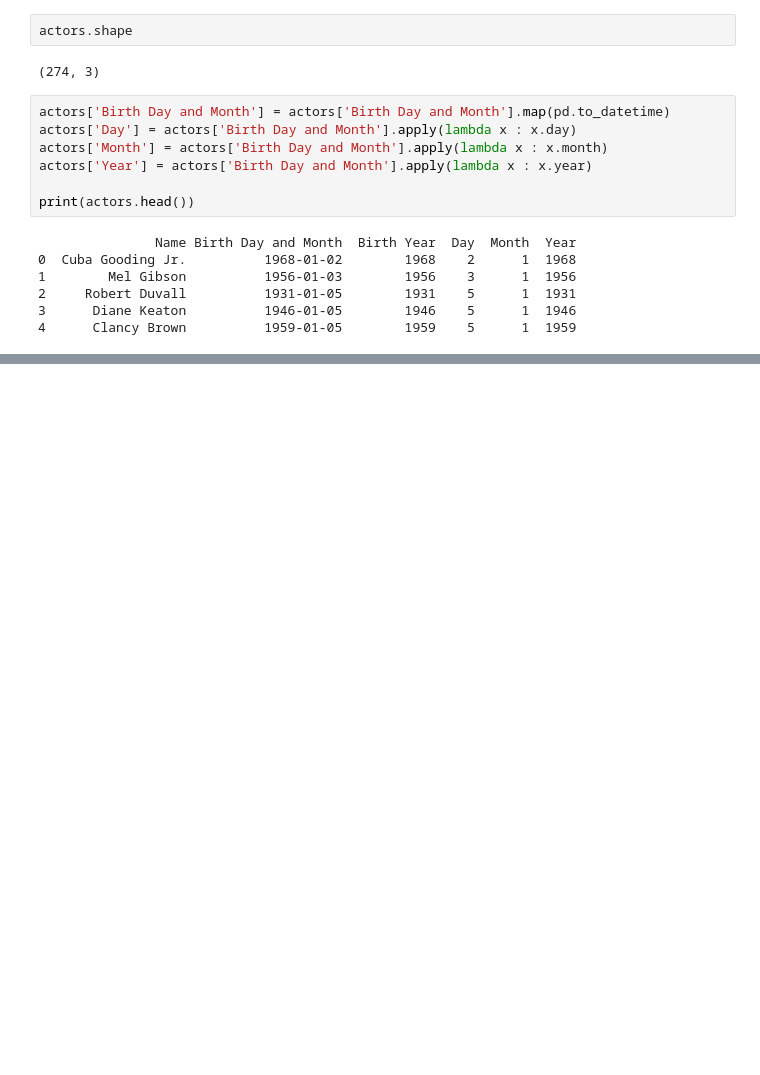
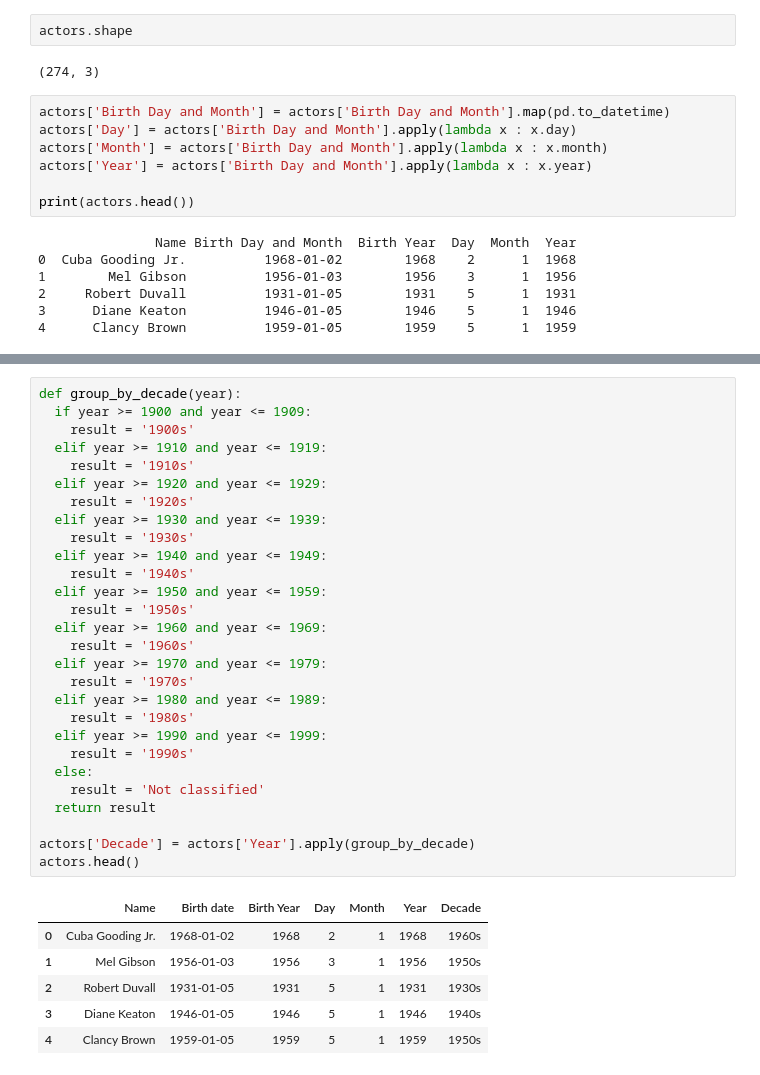
Before and after one commit to guilhermelaviola/FavoriteActorsAnalysis, a Jupyter notebook: FavoriteActorsAnalysis.ipynb, the cells around one changed output, grey strips where cells are left out. Saved outputs shown, nothing was run; the diff lists cells and outputs as text; blank space fills up the shorter version.

```diff
--- a/FavoriteActorsAnalysis.ipynb
+++ b/FavoriteActorsAnalysis.ipynb
@@ -61,3 +71,38 @@ plt.title('Breakdown of actors by Birth Month', fontweight = 'bold')
 plt.show()
 # %% [output]
 [figure]
+# %%
+def group_by_decade(year):
+  if year >= 1900 and year <= 1909:
+    result = '1900s'
+  elif year >= 1910 and year <= 1919:
+    result = '1910s'
+  elif year >= 1920 and year <= 1929:
+    result = '1920s'
+  elif year >= 1930 and year <= 1939:
+    result = '1930s'
+  elif year >= 1940 and year <= 1949:
+    result = '1940s'
+  elif year >= 1950 and year <= 1959:
+    result = '1950s'
+  elif year >= 1960 and year <= 1969:
+    result = '1960s'
+  elif year >= 1970 and year <= 1979:
+    result = '1970s'
+  elif year >= 1980 and year <= 1989:
+    result = '1980s'
+  elif year >= 1990 and year <= 1999:
+    result = '1990s'
+  else:
+    result = 'Not classified'
+  return result
+
+actors['Decade'] = actors['Year'].apply(group_by_decade)
+actors.head()
+# %% [output]
+|  | Name | Birth date | Birth Year | Day | Month | Year | Decade |
+| 0 | Cuba Gooding Jr. | 1968-01-02 | 1968 | 2 | 1 | 1968 | 1960s |
+| 1 | Mel Gibson | 1956-01-03 | 1956 | 3 | 1 | 1956 | 1950s |
+| 2 | Robert Duvall | 1931-01-05 | 1931 | 5 | 1 | 1931 | 1930s |
+| 3 | Diane Keaton | 1946-01-05 | 1946 | 5 | 1 | 1946 | 1940s |
+| 4 | Clancy Brown | 1959-01-05 | 1959 | 5 | 1 | 1959 | 1950s |
```
Also changed, not shown: parts of 4 cells of this notebook.
